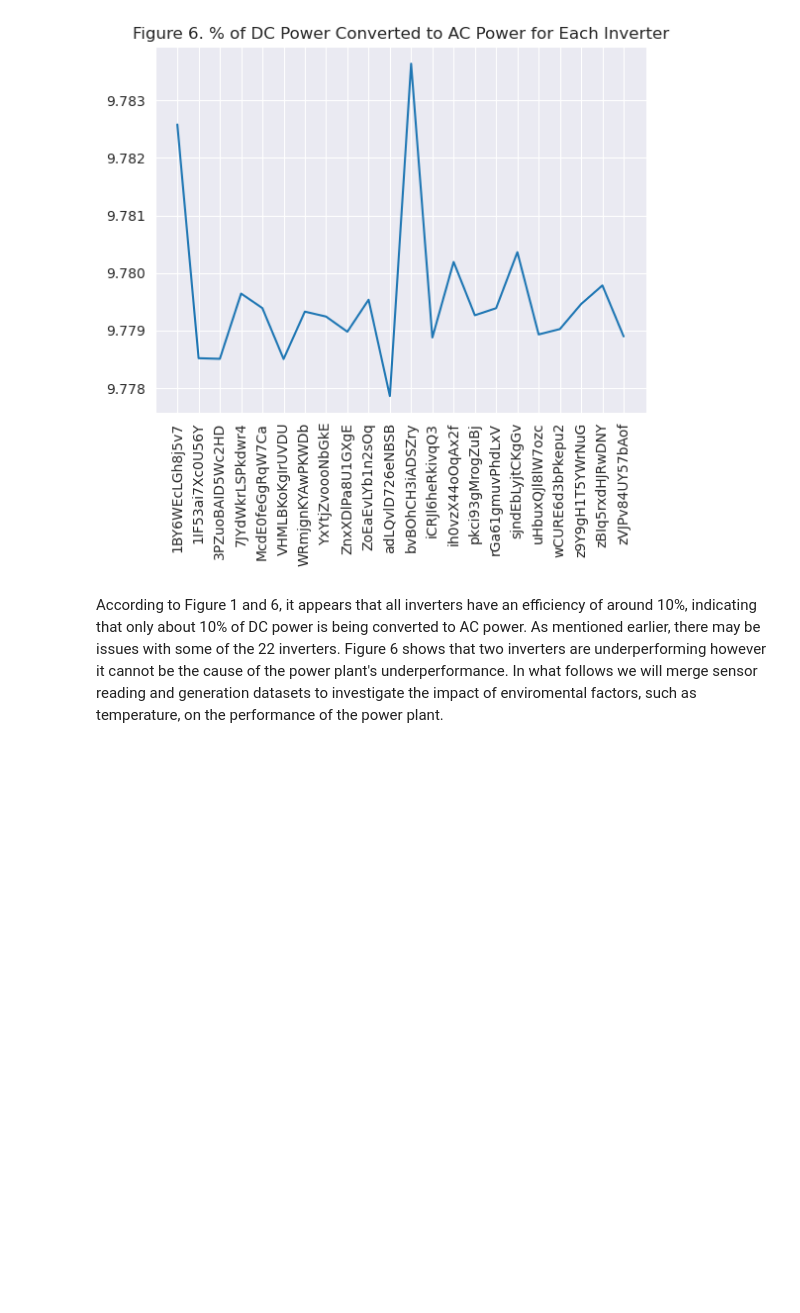
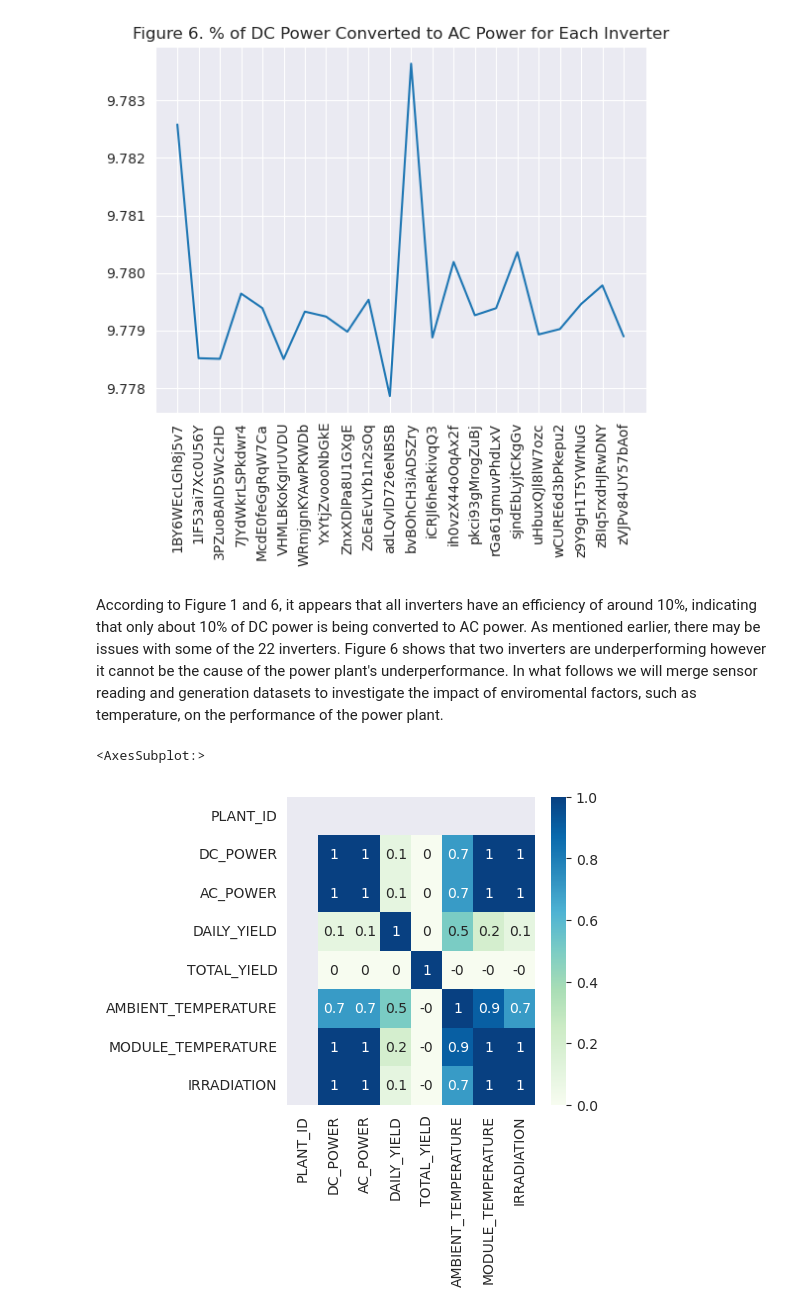
Before and after one commit to sedimir/SediMir, a Jupyter notebook: solar-power-generation.ipynb, the cells around one changed output. Saved outputs shown, nothing was run; the diff lists cells and outputs as text; code cells hidden in the pictures; blank space fills up the shorter version.

```diff
--- a/solar-power-generation.ipynb
+++ b/solar-power-generation.ipynb
@@ -196,3 +196,14 @@ plt.show()
 # %% [markdown]
 <font size='+1'> According to Figure 1 and 6, it appears that all inverters have an efficiency of around 10%, indicating that only about 10% of DC power is being converted to AC power. As mentioned earlier, there may be issues with some of the 22 inverters. Figure 6 shows that two inverters are underperforming however it cannot be the cause of the power plant's underperformance.
 In what follows we will merge sensor reading and generation datasets to investigate the impact of enviromental factors, such as temperature, on the performance of the power plant. </font>
+# %%
+gen.drop('time', axis=1, inplace=True)
+sen.drop('time', axis=1, inplace=True)
+gen_sen=gen.join(sen,how='left')
+gen_sen.reset_index(inplace=True)
+# %%
+plt.figure(figsize=(4,4))
+sns.heatmap(gen_sen.corr().round(1),cmap='GnBu',annot=True)
+# %% [output]
+<AxesSubplot:>
+[figure, added]
```
Also changed, not shown: parts of 5 cells of this notebook.
